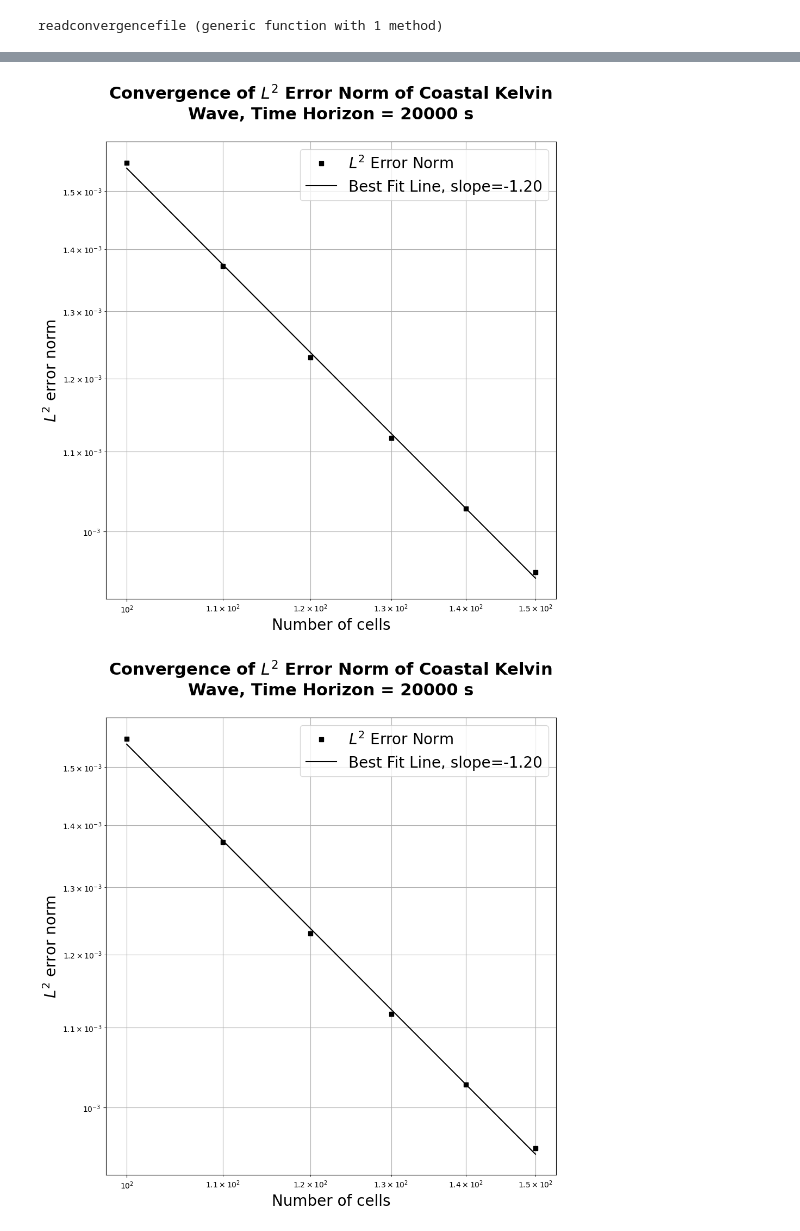
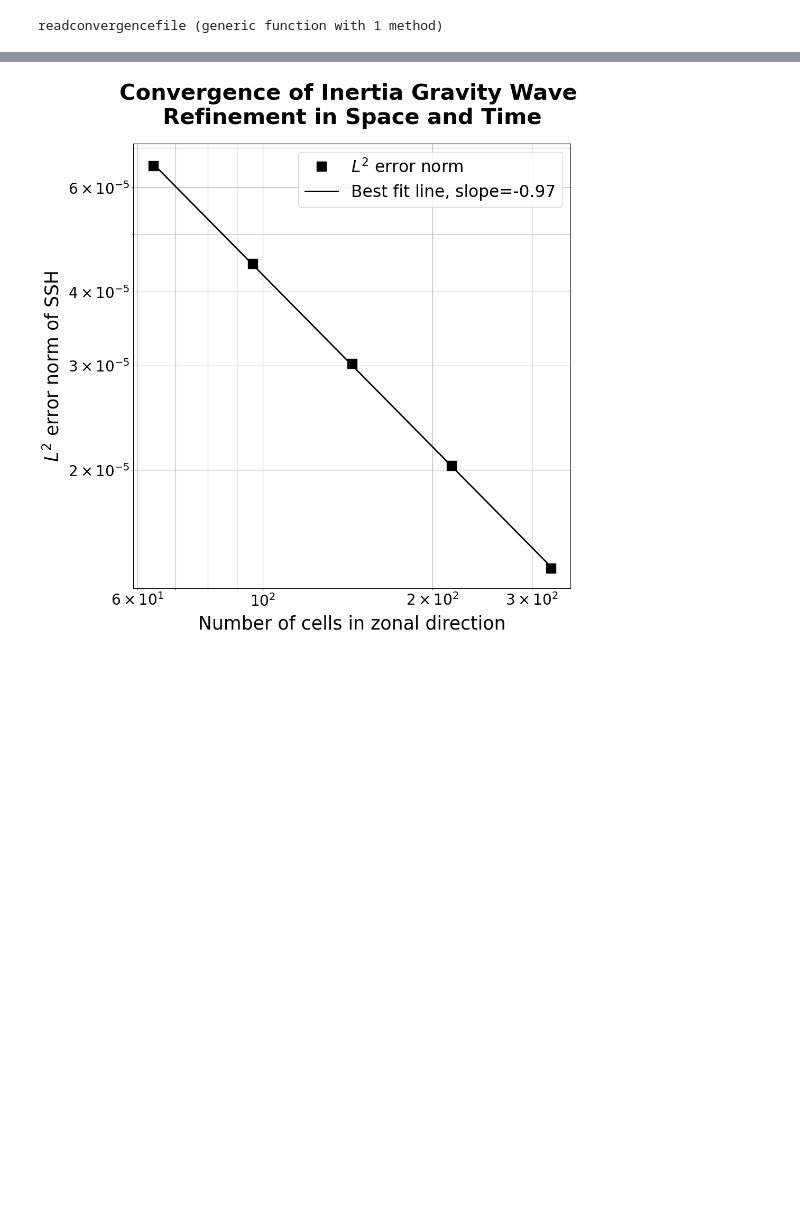
Before and after one commit to robertstrauss/MPAS_Ocean_Julia, a Jupyter notebook: InertiaGravityWaveConvergenceTest.ipynb, the cells around one changed output, grey strips where cells are left out. Drawn from its saved outputs; the diff is of its cells as text; code cells hidden in the pictures; blank space fills up the shorter version.

Commit message:
redoing operator convergence plots, inertia gravity wave conv plot, cuda occupancy test, added to paper reproduce readme

```diff
--- a/InertiaGravityWaveConvergenceTest.ipynb
+++ b/InertiaGravityWaveConvergenceTest.ipynb
@@ -144,9 +136,9 @@ MaxErrorNorm/etaHat
 # %%
-function wrap_regex(str::AbstractString, maxlen = 92)
-    replace(str, Regex(".{1,$maxlen}( |\$)") => @s_str "\\0\n")
-end
+# function wrap_regex(str::AbstractString, maxlen = 92)
+#     replace(str, Regex(".{1,$maxlen}( |\$)") => @s_str "\\0\n")
+# end
 
-function convergenceplot(nCellsX, errorNorm, normtype, T, decimals)
+function convergenceplot(nCellsX, errorNorm, normtype, decimals)
     A = [log10.(nCellsX)    ones(length(nCellsX))]
     m, c = A \ log10.(errorNorm)
     y = m*log10.(nCellsX) .+ c
@@ -156,17 +148,23 @@ function convergenceplot(nCellsX, errorNorm, normtype, T, decimals)
     while length(split(slopestr, ".")[end]) < decimals
         slopestr *= "0"
     end
+    Tstr ="$(round(T,digits=decimals))"
+    while length(split(Tstr, ".")[end]) < decimals
+        slopestr *= "0"
+    end
 
     fig, ax = subplots(1,1, figsize=(9,9))
     tight_layout()
-    ax.loglog(nCellsX, errorNorm, label="$normtype Error Norm", marker="s", linestyle="None", color="black")
-    ax.loglog(nCellsX, y, label="Best Fit Line, slope=$slopestr", color="black")
-    ax.set_title(wrap_regex("Convergence of $normtype Error Norm of Coastal Kelvin Wave, Time Horizon = $(T) s", 50), fontsize=22, fontweight="bold")
-    ax.legend(loc="upper right", fontsize=20)
-    ax.set_xlabel("Number of cells", fontsize=20)
-    ax.set_ylabel("$normtype error norm", fontsize=20)
-    ax.grid(which="both")
-    display(fig)
+    loglog(nCellsX, errorNorm, label="$normtype error norm", marker="s", markersize=12.5, linestyle="None", color="black")
+    loglog(nCellsX, y, label="Best fit line, slope=$slopestr", color="black", linewidth=2)
+    ax.set_title("Convergence of Inertia Gravity Wave \nRefinement in Space and Time",
+        fontsize=30, fontweight="bold", y=1.035)
+    ax.legend(loc="upper right", fontsize=22.5)
+    ax.set_xlabel("Number of cells in zonal direction", fontsize=25, labelpad=7.5)
+    ax.set_ylabel("$normtype error norm of SSH", fontsize=25, labelpad=7.5)
+    ax.tick_params(axis="both", which="both", labelsize=20)
+
+    grid(which="both")
 
     return fig, ax
 end
@@ -286,13 +272,13 @@ L2 error norm / wave amplitude: 0.01364035843400397
 # %%
 function readconvergencefile(periodicity, device, T)
-    fname = CODE_ROOT * "output/simulation_convergence/coastal_kelvinwave/$periodicity/$device/timehorizon_$(T)/"
+    fname = CODE_ROOT * "output/simulation_convergence/inertiagravitywave/$periodicity/$device/timehorizon_$(T)/"
     fname = filter(x->x[end-3:end] == ".txt", readdir(fname, join=true))[end]
     return readdlm(fname), fname
 end
 # %% [output]
 readconvergencefile (generic function with 1 method)
 # %%
-T = 20000
-data, fname = readconvergencefile("NonPeriodic_x", "CPU", T)
+T = 20203.050891044062
+data, fname = readconvergencefile("Periodic", "CPU", T)
 data[1,:], data[3]
 # %% [output]
@@ -300,6 +290,5 @@ data[1,:], data[3]
 # %%
-fig, ax = convergenceplot(sqrt.(data[1,:]), data[3,:], "\$L^2\$", T, 2)
-fig.savefig("$(fname)_convergence.png", bbox_inches="tight")
+fig, ax = convergenceplot(sqrt.(data[1,:]), data[3,:], "\$L^2\$", 2)
+fig.savefig("$(fname)_convergence.pdf", bbox_inches="tight")
 # %% [output]
-[figure, old version]
+[figure, new version]
-[figure, removed]
```
Also changed, not shown: parts of 28 cells of this notebook, 31 other files.
